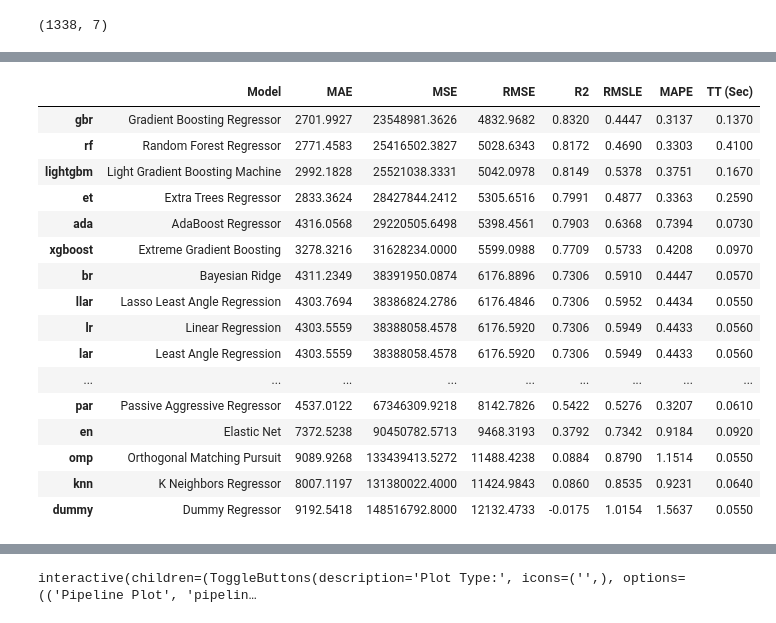
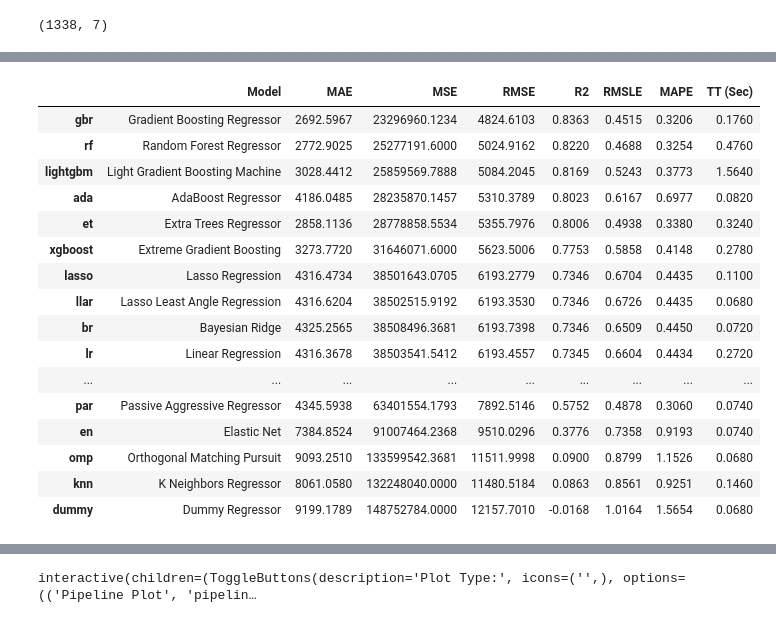
Before and after one commit to zachJX-SJSU/CMPE255_DataMining_HW, a Jupyter notebook: Pycaret/pycaret_regression.ipynb, the cells around one changed output, grey strips where cells are left out. Saved outputs shown, nothing was run; the diff lists cells and outputs as text; code cells hidden in the pictures.

Commit message:
update regression video

```diff
--- a/Pycaret/pycaret_regression.ipynb
+++ b/Pycaret/pycaret_regression.ipynb
@@ -36,22 +94,22 @@ reg1 = setup(data, target = 'charges', session_id=123, log_experiment=True, expe
 # %%
-best_model = compare_models(fold=10)
+best_model = compare_models(fold=5)
 # %% [output]
 [interactive output not drawn]
 |  | Model | MAE | MSE | RMSE | R2 | RMSLE | MAPE | TT (Sec) |
-| gbr | Gradient Boosting Regressor | 2701.9927 | 23548981.3626 | 4832.9682 | 0.8320 | 0.4447 | 0.3137 | 0.1370 |
-| rf | Random Forest Regressor | 2771.4583 | 25416502.3827 | 5028.6343 | 0.8172 | 0.4690 | 0.3303 | 0.4100 |
-| lightgbm | Light Gradient Boosting Machine | 2992.1828 | 25521038.3331 | 5042.0978 | 0.8149 | 0.5378 | 0.3751 | 0.1670 |
-| et | Extra Trees Regressor | 2833.3624 | 28427844.2412 | 5305.6516 | 0.7991 | 0.4877 | 0.3363 | 0.2590 |
-| ada | AdaBoost Regressor | 4316.0568 | 29220505.6498 | 5398.4561 | 0.7903 | 0.6368 | 0.7394 | 0.0730 |
-| xgboost | Extreme Gradient Boosting | 3278.3216 | 31628234.0000 | 5599.0988 | 0.7709 | 0.5733 | 0.4208 | 0.0970 |
-| br | Bayesian Ridge | 4311.2349 | 38391950.0874 | 6176.8896 | 0.7306 | 0.5910 | 0.4447 | 0.0570 |
-| llar | Lasso Least Angle Regression | 4303.7694 | 38386824.2786 | 6176.4846 | 0.7306 | 0.5952 | 0.4434 | 0.0550 |
-| lr | Linear Regression | 4303.5559 | 38388058.4578 | 6176.5920 | 0.7306 | 0.5949 | 0.4433 | 0.0560 |
-| lar | Least Angle Regression | 4303.5559 | 38388058.4578 | 6176.5920 | 0.7306 | 0.5949 | 0.4433 | 0.0560 |
+| gbr | Gradient Boosting Regressor | 2692.5967 | 23296960.1234 | 4824.6103 | 0.8363 | 0.4515 | 0.3206 | 0.1760 |
+| rf | Random Forest Regressor | 2772.9025 | 25277191.6000 | 5024.9162 | 0.8220 | 0.4688 | 0.3254 | 0.4760 |
+| lightgbm | Light Gradient Boosting Machine | 3028.4412 | 25859569.7888 | 5084.2045 | 0.8169 | 0.5243 | 0.3773 | 1.5640 |
+| ada | AdaBoost Regressor | 4186.0485 | 28235870.1457 | 5310.3789 | 0.8023 | 0.6167 | 0.6977 | 0.0820 |
+| et | Extra Trees Regressor | 2858.1136 | 28778858.5534 | 5355.7976 | 0.8006 | 0.4938 | 0.3380 | 0.3240 |
+| xgboost | Extreme Gradient Boosting | 3273.7720 | 31646071.6000 | 5623.5006 | 0.7753 | 0.5858 | 0.4148 | 0.2780 |
+| lasso | Lasso Regression | 4316.4734 | 38501643.0705 | 6193.2779 | 0.7346 | 0.6704 | 0.4435 | 0.1100 |
+| llar | Lasso Least Angle Regression | 4316.6204 | 38502515.9192 | 6193.3530 | 0.7346 | 0.6726 | 0.4435 | 0.0680 |
+| br | Bayesian Ridge | 4325.2565 | 38508496.3681 | 6193.7398 | 0.7346 | 0.6509 | 0.4450 | 0.0720 |
+| lr | Linear Regression | 4316.3678 | 38503541.5412 | 6193.4557 | 0.7345 | 0.6604 | 0.4434 | 0.2720 |
 | ... | ... | ... | ... | ... | ... | ... | ... | ... |
-| par | Passive Aggressive Regressor | 4537.0122 | 67346309.9218 | 8142.7826 | 0.5422 | 0.5276 | 0.3207 | 0.0610 |
-| en | Elastic Net | 7372.5238 | 90450782.5713 | 9468.3193 | 0.3792 | 0.7342 | 0.9184 | 0.0920 |
-| omp | Orthogonal Matching Pursuit | 9089.9268 | 133439413.5272 | 11488.4238 | 0.0884 | 0.8790 | 1.1514 | 0.0550 |
-| knn | K Neighbors Regressor | 8007.1197 | 131380022.4000 | 11424.9843 | 0.0860 | 0.8535 | 0.9231 | 0.0640 |
-| dummy | Dummy Regressor | 9192.5418 | 148516792.8000 | 12132.4733 | -0.0175 | 1.0154 | 1.5637 | 0.0550 |
+| par | Passive Aggressive Regressor | 4345.5938 | 63401554.1793 | 7892.5146 | 0.5752 | 0.4878 | 0.3060 | 0.0740 |
+| en | Elastic Net | 7384.8524 | 91007464.2368 | 9510.0296 | 0.3776 | 0.7358 | 0.9193 | 0.0740 |
+| omp | Orthogonal Matching Pursuit | 9093.2510 | 133599542.3681 | 11511.9998 | 0.0900 | 0.8799 | 1.1526 | 0.0680 |
+| knn | K Neighbors Regressor | 8061.0580 | 132248040.0000 | 11480.5184 | 0.0863 | 0.8561 | 0.9251 | 0.1460 |
+| dummy | Dummy Regressor | 9199.1789 | 148752784.0000 | 12157.7010 | -0.0168 | 1.0164 | 1.5654 | 0.0680 |
 [interactive output not drawn]
```
Also changed, not shown: parts of 8 cells of this notebook, 1 other file.
